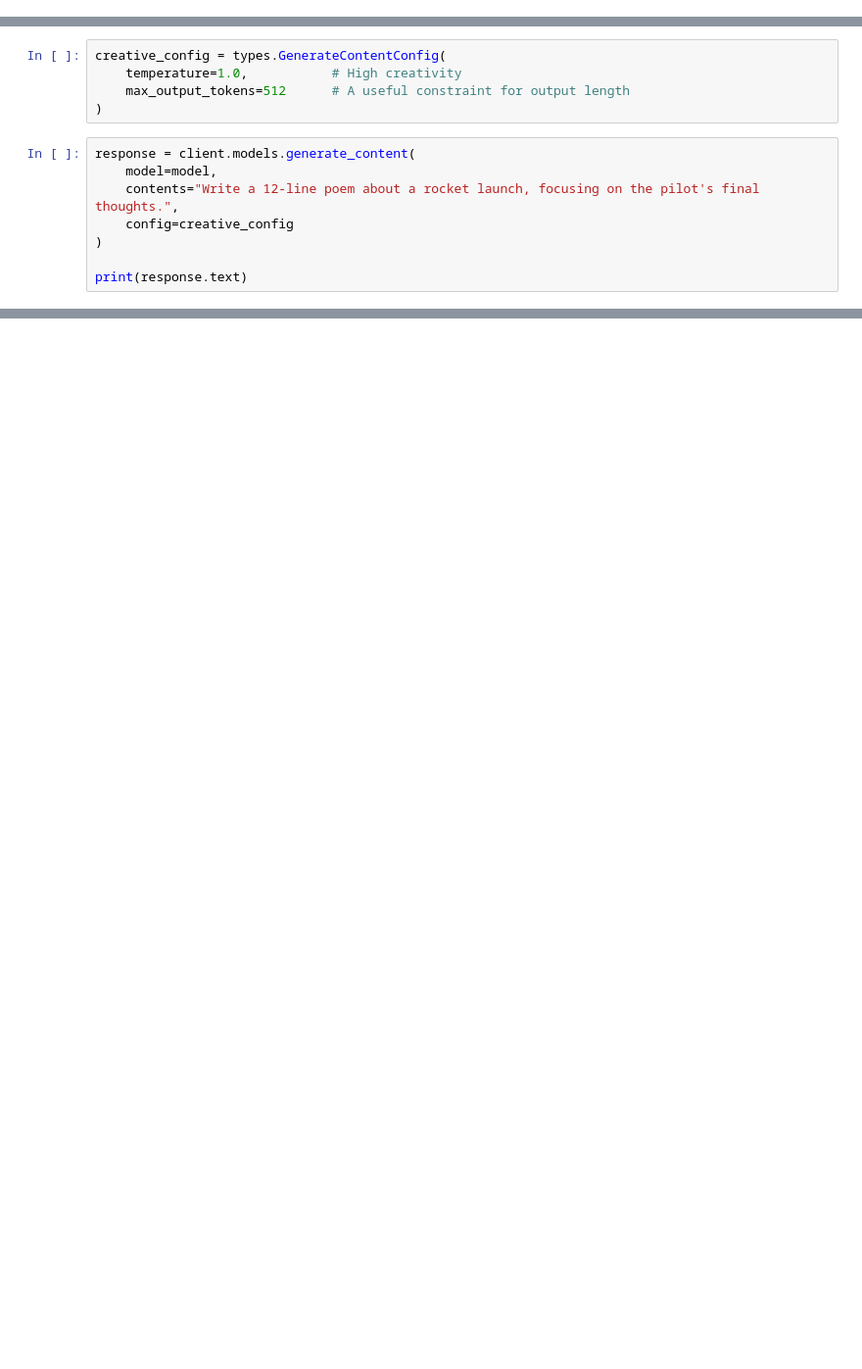
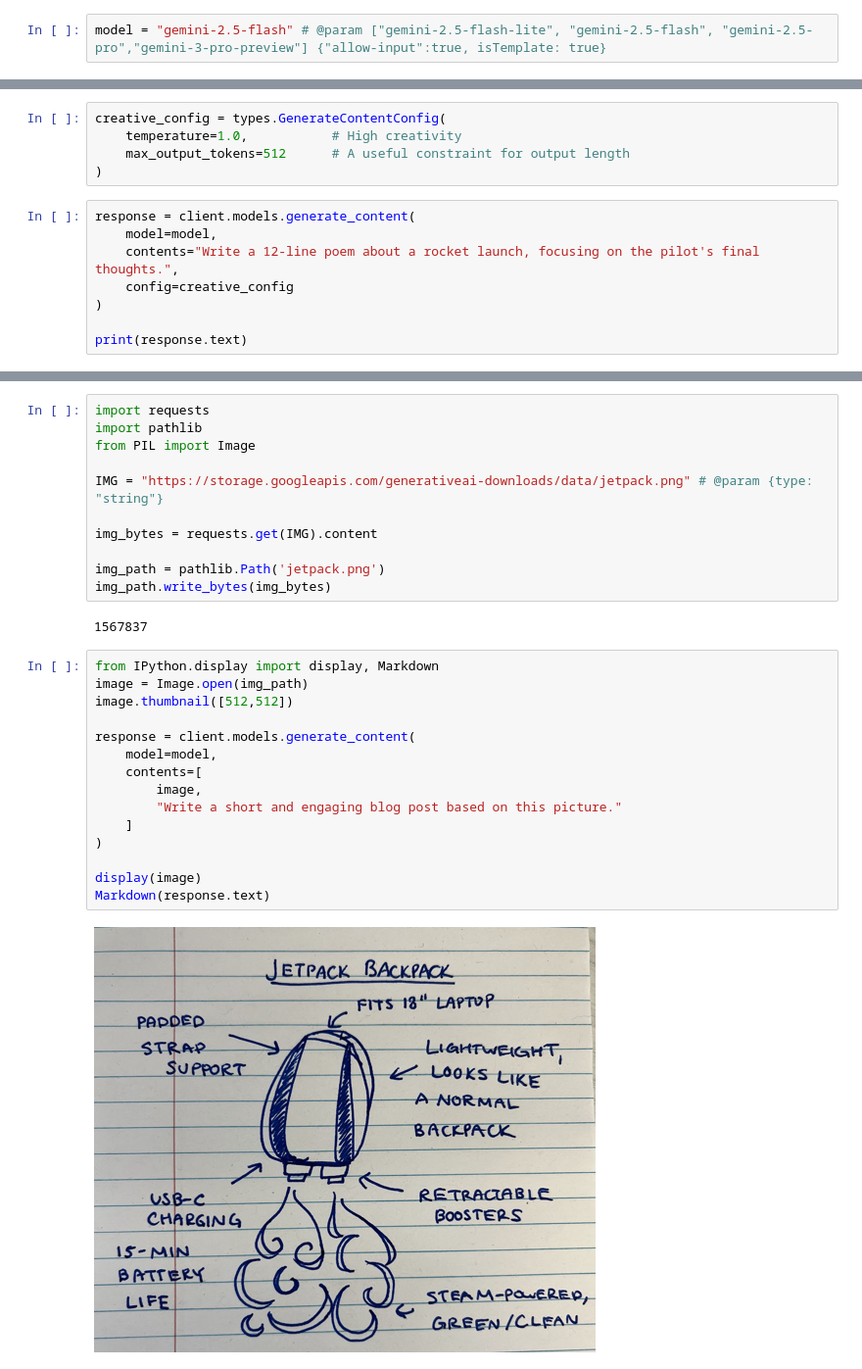
Before and after one commit to vkjadon/hugging_face, a Jupyter notebook: 01genai_intro.ipynb, the cells around one changed output, grey strips where cells are left out. Shown at 98% size. Drawn from its saved outputs; the diff is of its cells as text; blank space fills up the shorter version.

```diff
--- a/01genai_intro.ipynb
+++ b/01genai_intro.ipynb
@@ -25,6 +25,8 @@ for m in genai.list_models():
     print(m.name)
 # %%
 model="gemini-2.5-flash-lite"
+# %%
+model = "gemini-2.5-flash" # @param ["gemini-2.5-flash-lite", "gemini-2.5-flash", "gemini-2.5-pro","gemini-3-pro-preview"] {"allow-input":true, isTemplate: true}
 # %%
 response = client.models.generate_content(
     model=model,
@@ -77,0 +148,30 @@ print(response.text)
+# %%
+import requests
+import pathlib
+from PIL import Image
+
+IMG = "https://storage.googleapis.com/generativeai-downloads/data/jetpack.png" # @param {type: "string"}
+
+img_bytes = requests.get(IMG).content
+
+img_path = pathlib.Path('jetpack.png')
+img_path.write_bytes(img_bytes)
+# %% [output]
+1567837
+# %%
+from IPython.display import display, Markdown
+image = Image.open(img_path)
+image.thumbnail([512,512])
+
+response = client.models.generate_content(
+    model=model,
+    contents=[
+        image,
+        "Write a short and engaging blog post based on this picture."
+    ]
+)
+
+display(image)
+Markdown(response.text)
+# %% [output]
+[figure, added]
```
Also changed, not shown: parts of 9 cells of this notebook.
